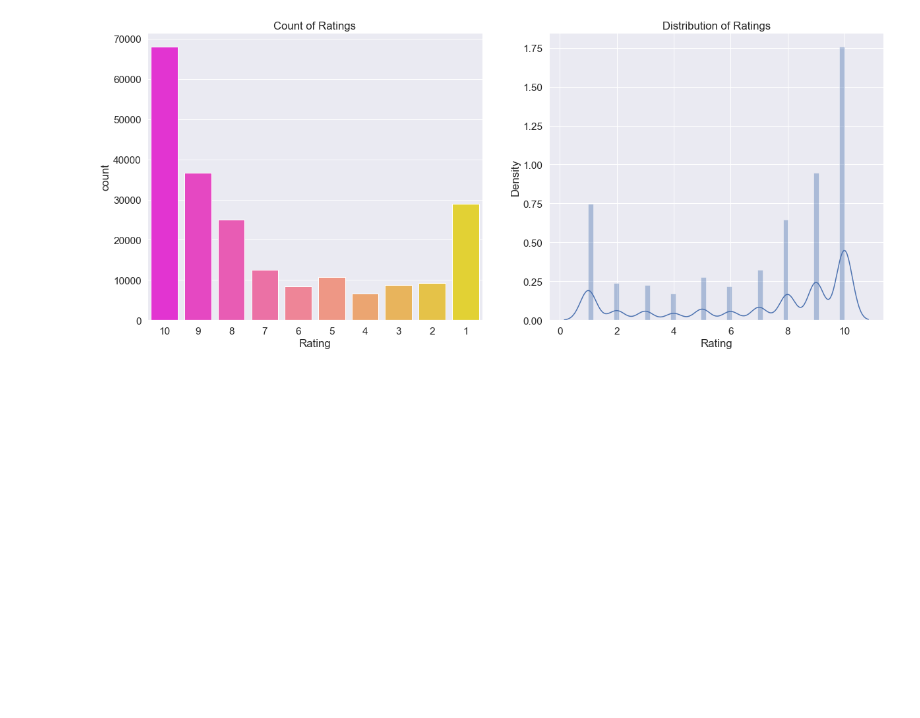
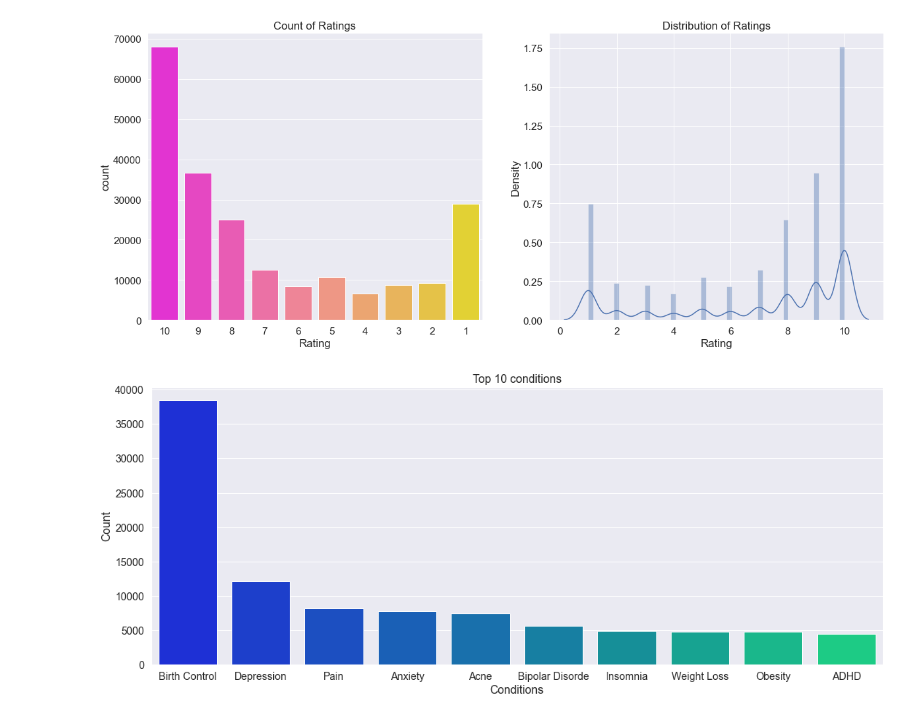
Before and after one commit to Cpizzle1/drug_sentiment_analysis, a Jupyter notebook: notebooks/eda with virtual_env_xgboost.ipynb, the cells around one changed output. Drawn from its saved outputs; the diff is of its cells as text; code cells hidden in the pictures; blank space fills up the shorter version.

```diff
--- a/notebooks/eda with virtual_env_xgboost.ipynb
+++ b/notebooks/eda with virtual_env_xgboost.ipynb
@@ -153,3 +153,17 @@ sns_2.set_xlabel("Rating")
 # %% [output]
 Text(0.5, 0, 'Rating')
 [figure]
+# %%
+# This barplot show the top 10 conditions the people are suffering.
+cond = dict(data['condition'].value_counts())
+top_condition = list(cond.keys())[0:10]
+values = list(cond.values())[0:10]
+sns.set(style = 'darkgrid', font_scale = 1.3)
+plt.rcParams['figure.figsize'] = [18, 7]
+
+sns_ = sns.barplot(x = top_condition, y = values, palette = 'winter')
+sns_.set_title("Top 10 conditions")
+sns_.set_xlabel("Conditions")
+sns_.set_ylabel("Count");
+# %% [output]
+[figure, added]
```
Also changed, not shown: parts of 38 cells of this notebook, 1 other file.
